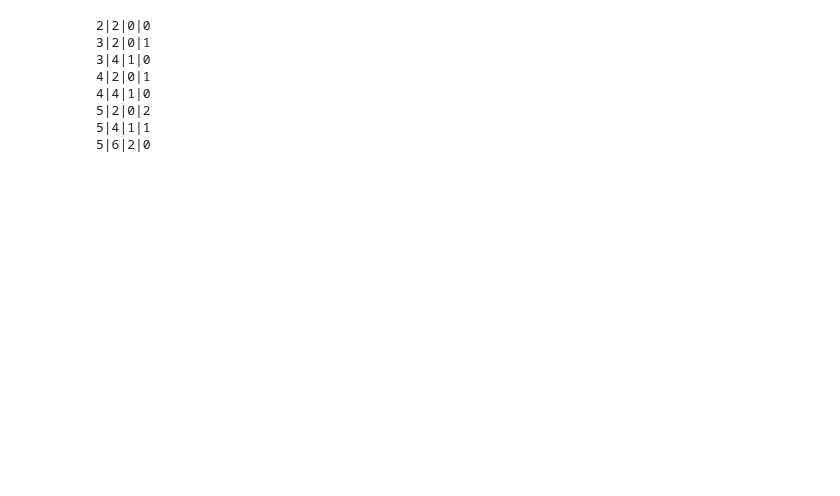
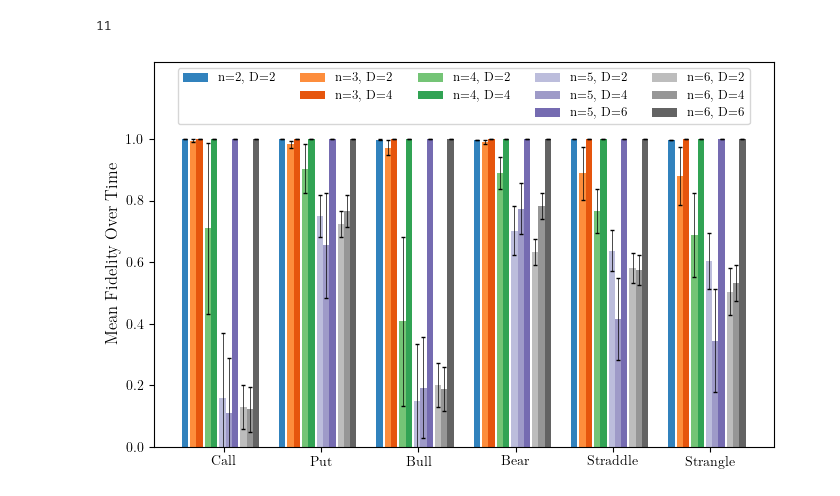
Before and after one commit to KnightShuffler/Quantum-Non-Unitary-Time-Evolution-Public-, a Jupyter notebook: black_scholes_figs.ipynb, the cells around one changed output. Drawn from its saved outputs; the diff is of its cells as text; code cells hidden in the pictures; blank space fills up the shorter version.

```diff
--- a/black_scholes_figs.ipynb
+++ b/black_scholes_figs.ipynb
@@ -120,13 +172,55 @@ for option_type in options:
-# %%
-for n in [2,3,4,5]:
-    for Di,D in enumerate(np.arange(2,n+2,2)):
-        print(f'{n}|{D}|{Di}|{(n+1)//2 - Di - 1}')
-# %% [output]
-2|2|0|0
-3|2|0|1
-3|4|1|0
-4|2|0|1
-4|4|1|0
-5|2|0|2
-5|4|1|1
-5|6|2|0
+# %%
+num_bars = 0
+for n in range(2,6+1):
+    # print(n, n//2 + n%2)
+    num_bars += n//2 + n%2
+print(num_bars)
+# %% [output]
+11
+# %%
+fig,ax = plt.subplots(figsize=(8,5))
+
+num_bars = 11
+bar_multiplier = 0
+num_multiplier = 0
+bar_width = 0.25  # the width of the bars
+num_gap = 0.08
+opt_gap = 0.8
+opt_width = num_bars*bar_width + num_gap*4
+x = np.arange(len(options))*(opt_width+opt_gap)  # first bar locations
+
+h = []
+
+for n in np.arange(2,6+1,1):
+    for Di,D in enumerate(np.arange(2,n+2,2)):
+        means = mean_fid[:,n-2,Di]
+        b = ax.bar(x + bar_multiplier*bar_width + num_multiplier*num_gap,
+               means, bar_width, label=f'{n=}, {D=}',
+               color=colors[(n-2)*4 + ( o_index:=((n+1)//2 - Di - 1) )])
+        ax.errorbar(x + bar_multiplier*bar_width + num_multiplier*num_gap,
+                    means, yerr=std_fid[:,n-2,Di],
+                    fmt='none',
+                    # color=colors[(n-2)*4 + ( o_index:=((n+1)//2 - Di - 1) )]
+                    color='k',linewidth=0.5,capsize=1.5
+                    )
+        h.append(b)
+        bar_multiplier += 1
+    for j in range(Di+1,3):
+        b, = ax.plot(np.NaN, np.NaN, '-', color='none', label=' ')
+        h.append(b)
+    num_multiplier += 1
+
+ax.legend(handles=h,loc='upper center',ncols=5, prop={'size':9})
+ax.set_ylim([0,1.25])
+ax.set_yticks(np.arange(0,1.0+(skip:=0.2),skip))
+ax.set_xticks(x + opt_width/2, labels=[op.title() for op in options])
+ax.set_ylabel('Mean Fidelity Over Time',fontsize=12)
+
+# fig.suptitle('Mean Fidelity Over Time')
+figpath = 'figs/black_scholes/'
+figname = 'mean_fidelity'
+fig.savefig(figpath+figname+'.pdf',dpi=300)
+fig.savefig(figpath+figname+'.png',dpi=300)
+plt.show()
+# %% [output]
+[figure, added]
```
Also changed, not shown: parts of 6 cells of this notebook.
